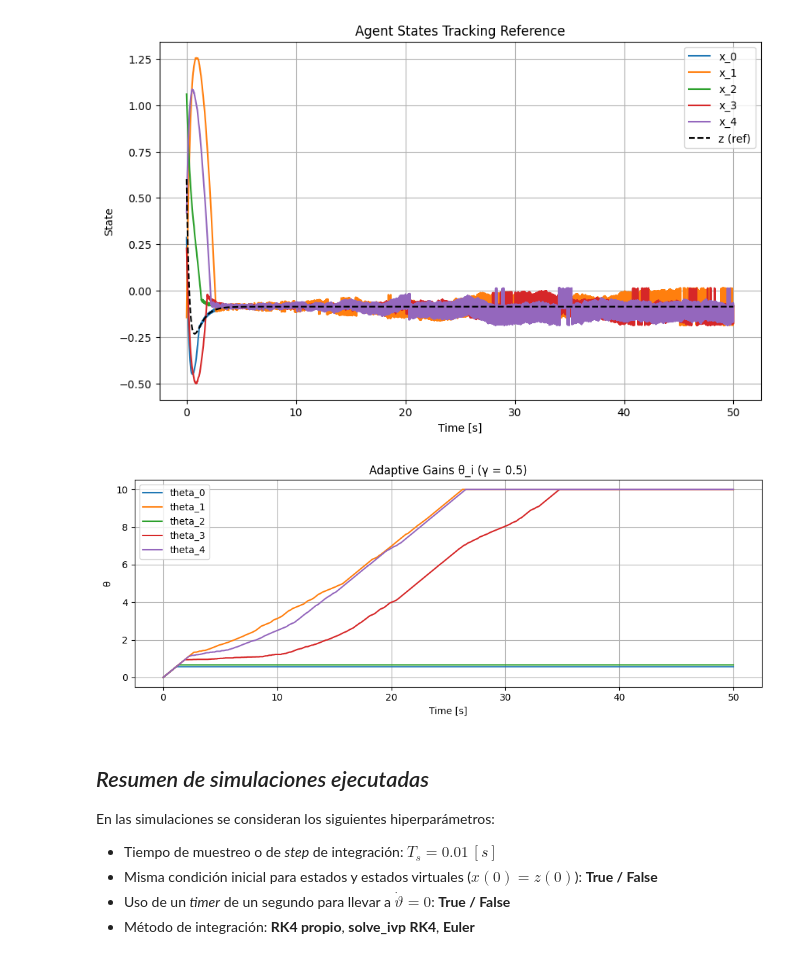
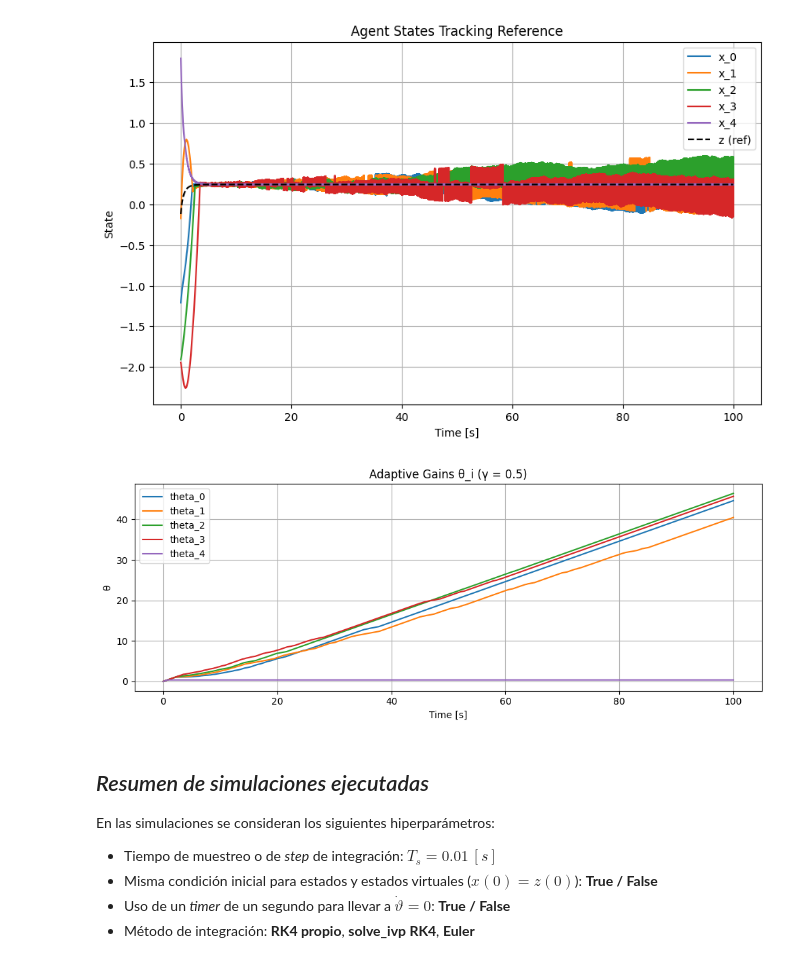
Before and after one commit to juanpiLorca/consensus-node, a Jupyter notebook: Finite-Time_Robust_Adaptive_Coordination_Laplacian.ipynb, the cells around one changed output. Drawn from its saved outputs; the diff is of its cells as text; code cells hidden in the pictures.

```diff
--- a/Finite-Time_Robust_Adaptive_Coordination_Laplacian.ipynb
+++ b/Finite-Time_Robust_Adaptive_Coordination_Laplacian.ipynb
@@ -8,7 +8,7 @@ import numpy as np
 import matplotlib.pyplot as plt
 
 # Simulation parameters
-T = 50.0
+T = 100.0
 dt = 0.01
 time = np.arange(0, T, dt)
 n_agents = 5
@@ -28,6 +28,7 @@ for i in range(n_agents):
     L[i, (i - 1) % n_agents] = -1
 
 # Initialization
+np.random.seed(42)
 x = np.random.uniform(-2, 2, (n_agents, len(time)))  # states
 z = np.random.uniform(-2, 2, (n_agents, len(time)))#np.copy(x)                                       # reference
 theta = np.zeros((n_agents, len(time)))              # adaptive gain
@@ -69,37 +70,37 @@ for k in range(len(time) - 1):
             #     dtheta[i] = 0.0  # freeze gain
 
     theta[:, k + 1] = theta[:, k] + dt * dtheta
-    theta[:, k + 1] = np.clip(theta[:, k + 1], 0, theta_max)
+    #theta[:, k + 1] = np.clip(theta[:, k + 1], 0, theta_max)
 
     # Control input
     u = g - theta[:, k] * grad
     x[:, k + 1] = x[:, k] + dt * (u + nu[:, k])
 
 # Plotting results
 plt.figure(figsize=(10, 6))
 for i in range(n_agents):
     plt.plot(time, x[i], label=f"x_{i}")
 plt.plot(time, z[0], 'k--', label="z (ref)")
 plt.title("Agent States Tracking Reference")
 plt.xlabel("Time [s]")
 plt.ylabel("State")
 plt.legend()
 plt.grid()
 
 plt.figure(figsize=(10, 4))
 for i in range(n_agents):
     plt.plot(time, theta[i], label=f"theta_{i}")
 plt.title("Adaptive Gains θ_i (γ = {})".format(gamma))  # NEW: show gamma value
 plt.xlabel("Time [s]")
 plt.ylabel("θ")
 plt.legend()
 plt.grid()
 
 plt.tight_layout()
 plt.show()
 # %% [output]
-[figure, old version]
+[figure, new version]
-[figure, old version]
+[figure, new version]
 # %% [markdown]
 ## *Resumen de simulaciones ejecutadas*
 
```
